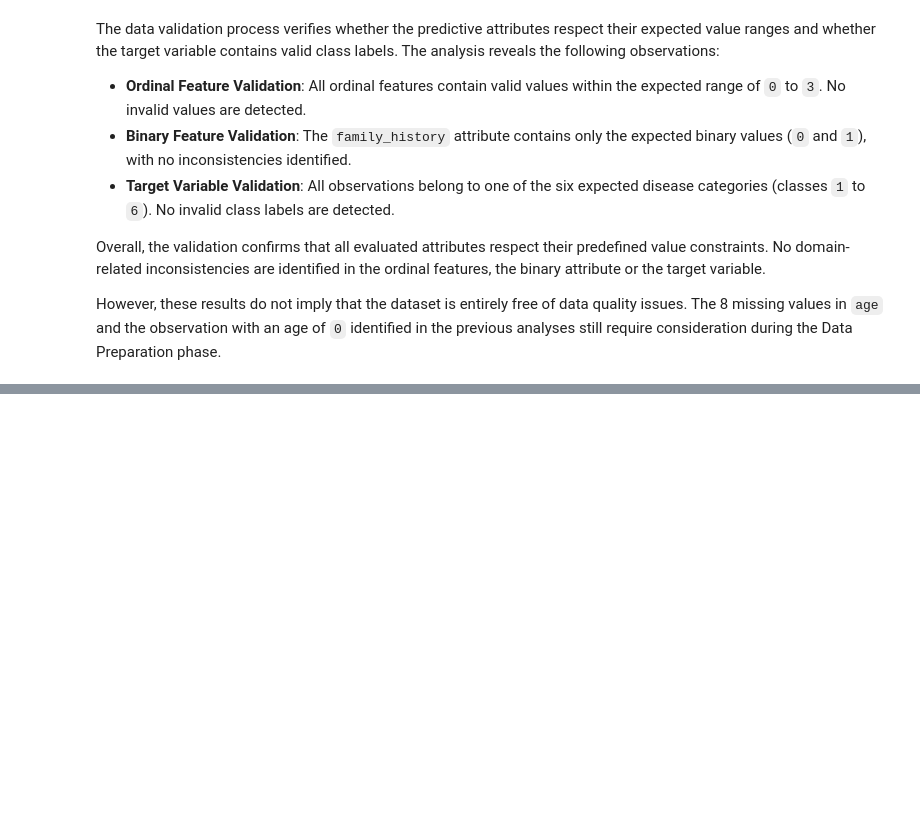
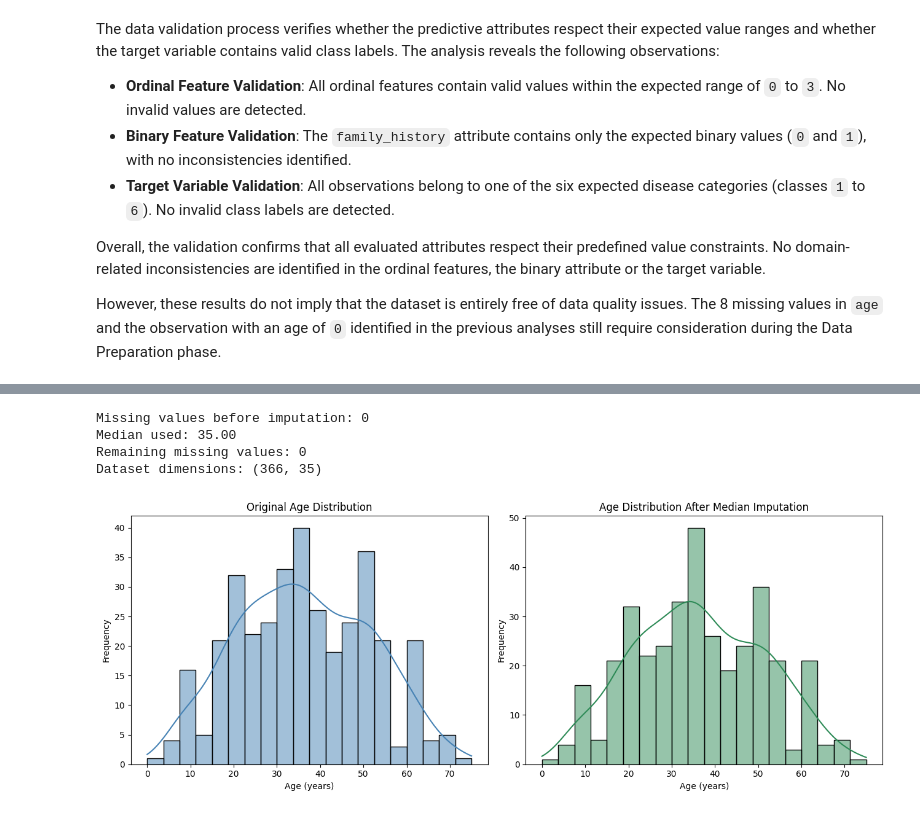
Before and after one commit to lolloantonioli/dermatology-disease-classification, a Jupyter notebook: dermatology_disease_classification.ipynb, the cells around one changed output, grey strips where cells are left out. Cells and saved outputs as stored; diff of their text form; code cells hidden in the pictures; blank space fills up the shorter version.

Commit message:
feat: start data preparation

```diff
--- a/dermatology_disease_classification.ipynb
+++ b/dermatology_disease_classification.ipynb
@@ -755,0 +799,60 @@ However, these results do not imply that the dataset is entirely free of data qu
+# %%
+# Convert '?' into NaN
+df['age'] = df['age'].replace('?', np.nan)
+
+# Convert age to numeric
+df['age'] = pd.to_numeric(df['age'])
+
+# Calculate median
+age_median = df['age'].median()
+
+# Apply median imputation
+df['age'] = df['age'].fillna(age_median)
+
+# Verify results
+print(f"Median used: {age_median:.2f}")
+print(f"Remaining missing values: {df['age'].isnull().sum()}")
+print(f"Dataset dimensions: {df.shape}")
+# %% [output]
+Missing values before imputation: 0
+Median used: 35.00
+Remaining missing values: 0
+Dataset dimensions: (366, 35)
+# %%
+# Compare age distributions before and after imputation
+
+age_comparison = pd.DataFrame({
+    'Original (Available Values)': df_analysis['age'],
+    'After Median Imputation': df['age']
+})
+
+fig, axes = plt.subplots(1, 2, figsize=(13, 5))
+
+sns.histplot(
+    df_analysis['age'].dropna(),
+    bins=20,
+    kde=True,
+    ax=axes[0],
+    color='steelblue'
+)
+
+axes[0].set_title('Original Age Distribution')
+axes[0].set_xlabel('Age (years)')
+axes[0].set_ylabel('Frequency')
+
+sns.histplot(
+    df['age'],
+    bins=20,
+    kde=True,
+    ax=axes[1],
+    color='seagreen'
+)
+
+axes[1].set_title('Age Distribution After Median Imputation')
+axes[1].set_xlabel('Age (years)')
+axes[1].set_ylabel('Frequency')
+
+plt.tight_layout()
+plt.show()
+# %% [output]
+[figure, added]
```
Also changed, not shown: parts of 12 cells of this notebook.
